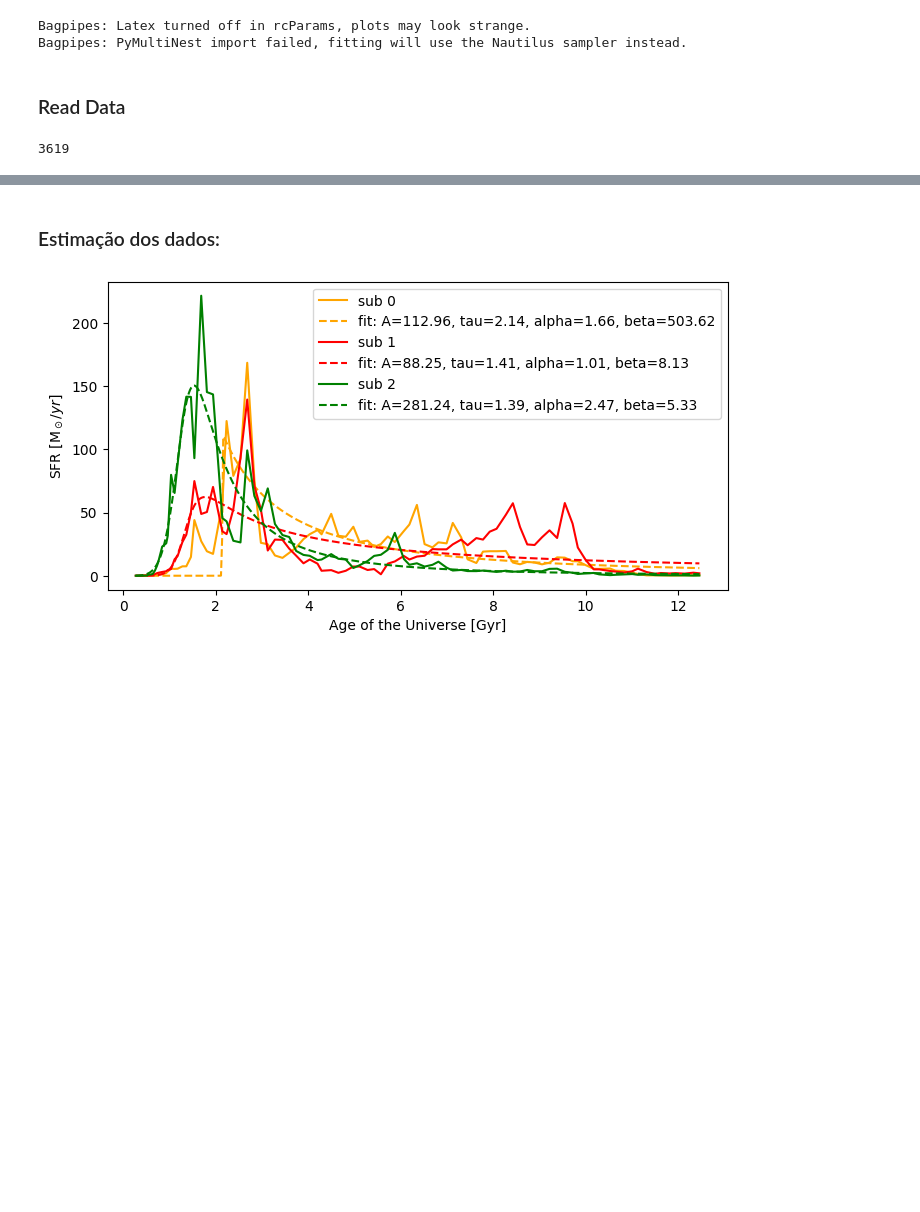
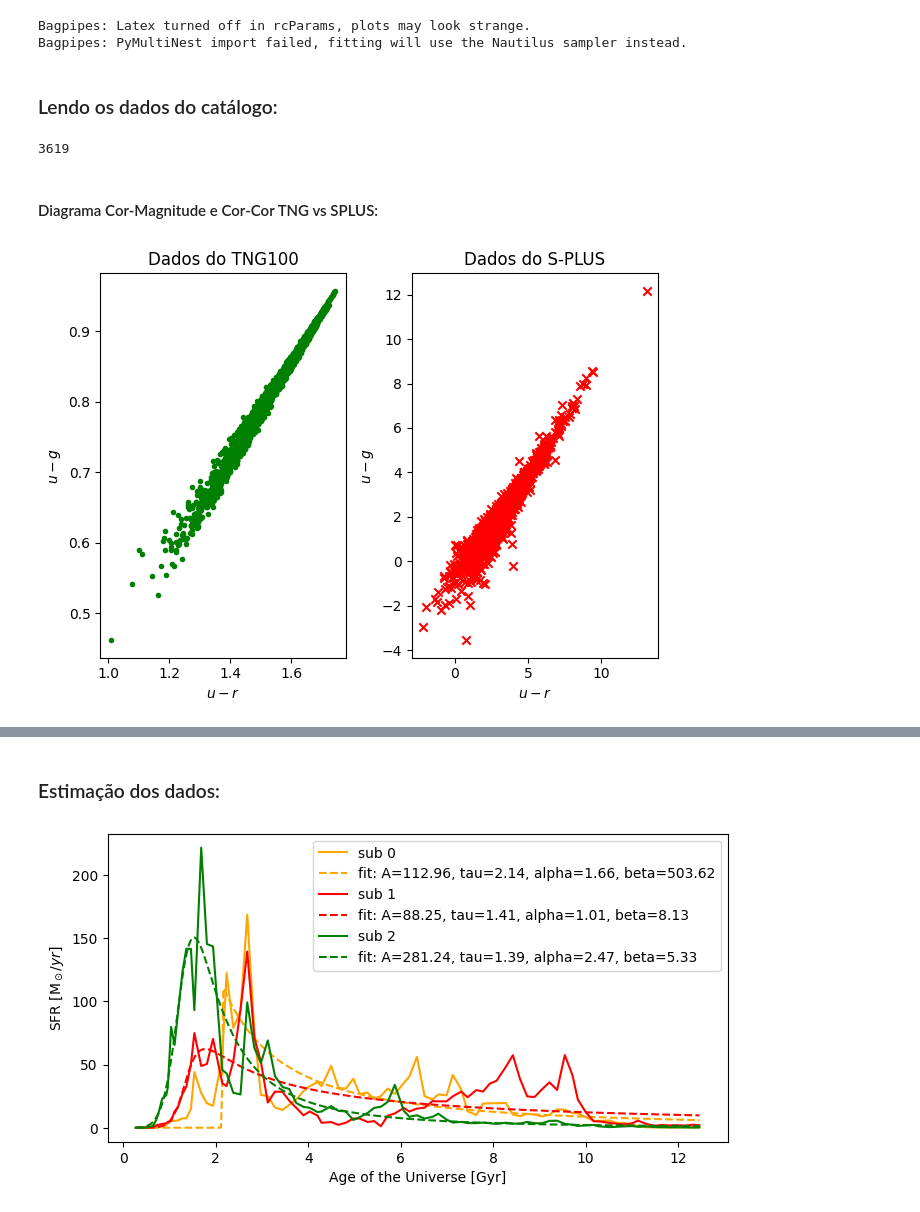
Before and after one commit to pedroand6/Inference4ETGs, a Jupyter notebook: Data/catalogue_estimation.ipynb, the cells around one changed output, grey strips where cells are left out. Drawn from its saved outputs; the diff is of its cells as text; code cells hidden in the pictures; blank space fills up the shorter version.

Commit message:
diagrama cor-cor

```diff
--- a/Data/catalogue_estimation.ipynb
+++ b/Data/catalogue_estimation.ipynb
@@ -11,7 +13,7 @@ from matplotlib import pyplot as plt
 Bagpipes: Latex turned off in rcParams, plots may look strange.
 Bagpipes: PyMultiNest import failed, fitting will use the Nautilus sampler instead.
 # %% [markdown]
-### Read Data
+### Lendo os dados do catálogo:
 # %%
 snap_to_z = pd.read_pickle('snap_to_z.pkl')
 #etg_table = pd.read_pickle('mergers_ETGs.pkl')
@@ -28,3 +35,30 @@ num_gal = len(table_massformed)
 num_gal
 # %% [output]
 3619
+# %% [markdown]
+#### Diagrama Cor-Magnitude e Cor-Cor TNG vs SPLUS:
+# %%
+# Lendo dados do SPLUS
+splus_data = pd.read_csv("splusmorph.csv")
+
+# Selecionando dados apenas de ETGs
+filtered_etgs = splus_data[(splus_data["probetg"] > 0.9) & (splus_data["u_auto"] < 30) & (splus_data["g_auto"] < 30) & (splus_data["r_auto"] < 30)]
+# %%
+plt.subplot(1, 2, 1)
+plt.scatter(etg_table['U'] - etg_table['r'], etg_table['U'] - etg_table['g'],
+            c="green", marker=".")
+plt.xlabel(r"$u - r$")
+plt.ylabel(r"$u - g$")
+plt.title("Dados do TNG100")
+
+plt.subplot(1, 2, 2)
+plt.scatter(filtered_etgs['u_auto'] - filtered_etgs['r_auto'], filtered_etgs['u_auto'] - filtered_etgs['g_auto'],
+            c="red", marker="x")
+plt.xlabel(r"$u - r$")
+plt.ylabel(r"$u - g$")
+plt.title("Dados do S-PLUS")
+
+plt.tight_layout()
+plt.show()
+# %% [output]
+[figure, added]
```
Also changed, not shown: parts of 6 cells of this notebook, 2 other files.
